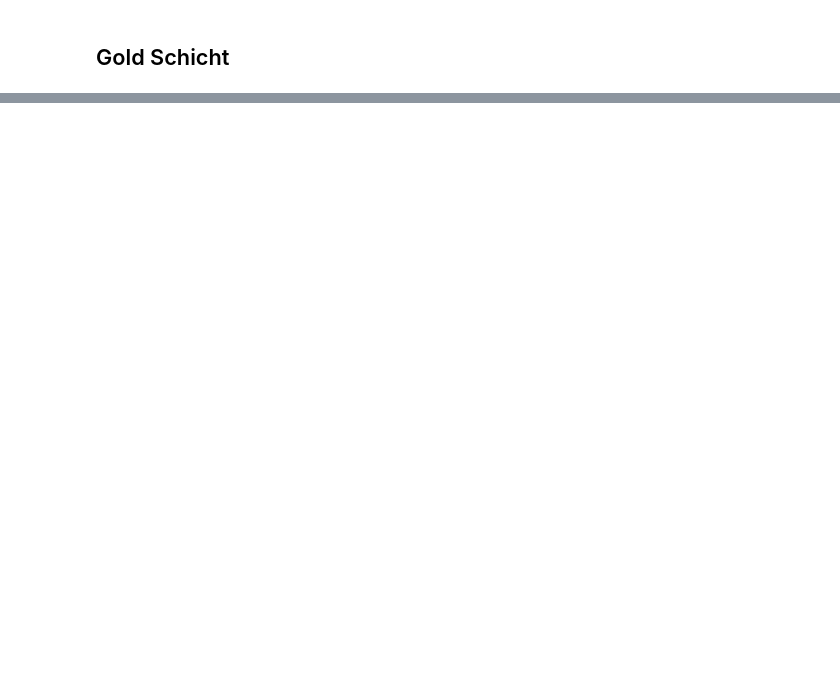
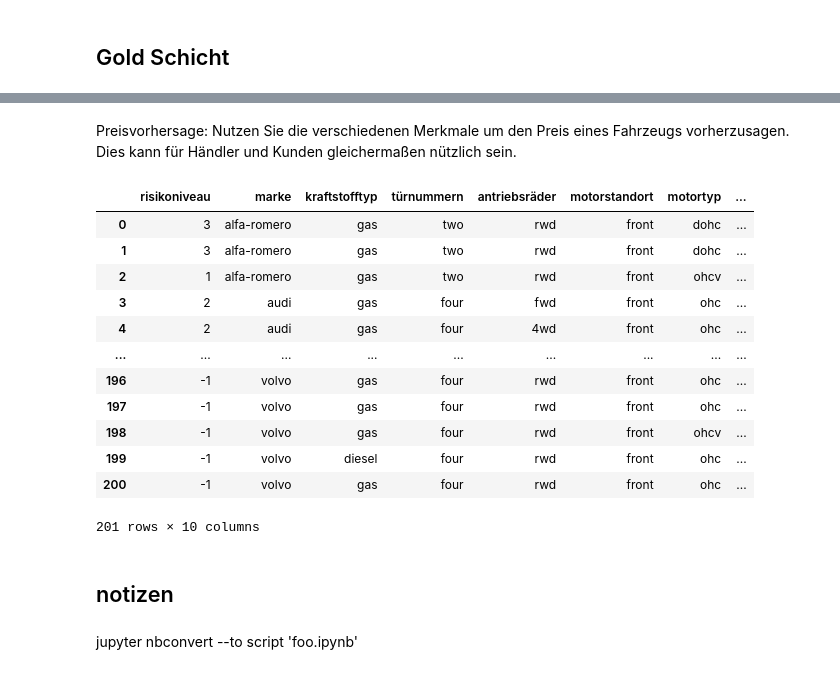
Before and after one commit to GermanCodeIsAwful/dataWareSeminararbeit, a Jupyter notebook: DeltaLake.ipynb, the cells around one changed output, grey strips where cells are left out. Saved outputs shown, nothing was run; the diff lists cells and outputs as text; code cells hidden in the pictures; blank space fills up the shorter version.

```diff
--- a/DeltaLake.ipynb
+++ b/DeltaLake.ipynb
@@ -224,0 +351,25 @@ Indicator Variable (or Dummy Variable)
+# %% [markdown]
+Preisvorhersage:
+Nutzen Sie die verschiedenen Merkmale um den Preis eines Fahrzeugs vorherzusagen. Dies kann für Händler und Kunden gleichermaßen nützlich sein.
+# %%
+preisvorhersage_gold  = ['risikoniveau', 'marke', 'kraftstofftyp', 'türnummern', 'antriebsräder', 'motorstandort', 'motortyp', 'anzahl-der-zylinder', 'pferdestärken-binned', 'preis']
+
+safe_gold_usecase(silber_df, preisvorhersage_gold, 'preisvorhersage')
+# %% [output]
+|  | risikoniveau | marke | kraftstofftyp | türnummern | antriebsräder | motorstandort | motortyp | ... |
+| 0 | 3 | alfa-romero | gas | two | rwd | front | dohc | ... |
+| 1 | 3 | alfa-romero | gas | two | rwd | front | dohc | ... |
+| 2 | 1 | alfa-romero | gas | two | rwd | front | ohcv | ... |
+| 3 | 2 | audi | gas | four | fwd | front | ohc | ... |
+| 4 | 2 | audi | gas | four | 4wd | front | ohc | ... |
+| ... | ... | ... | ... | ... | ... | ... | ... | ... |
+| 196 | -1 | volvo | gas | four | rwd | front | ohc | ... |
+| 197 | -1 | volvo | gas | four | rwd | front | ohc | ... |
+| 198 | -1 | volvo | gas | four | rwd | front | ohcv | ... |
+| 199 | -1 | volvo | diesel | four | rwd | front | ohc | ... |
+| 200 | -1 | volvo | gas | four | rwd | front | ohc | ... |
+201 rows × 10 columns
+# %% [markdown]
+## notizen
+# %% [markdown]
+jupyter nbconvert --to script 'foo.ipynb'
```
Also changed, not shown: parts of 21 cells of this notebook, 11 other files.
